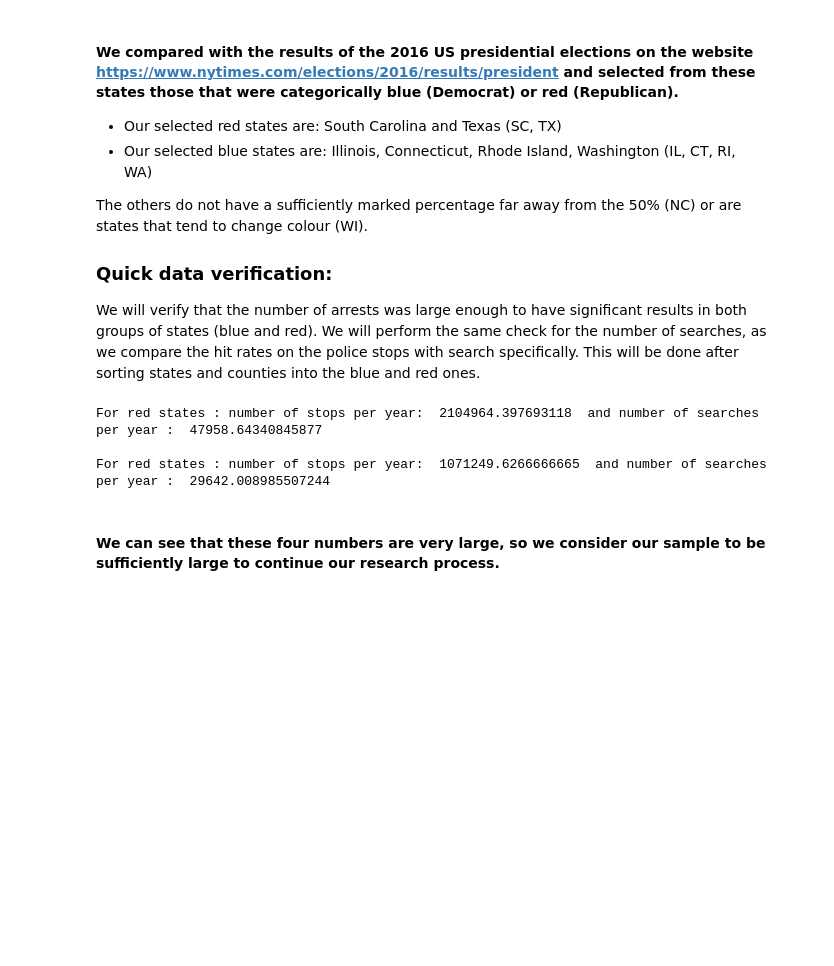
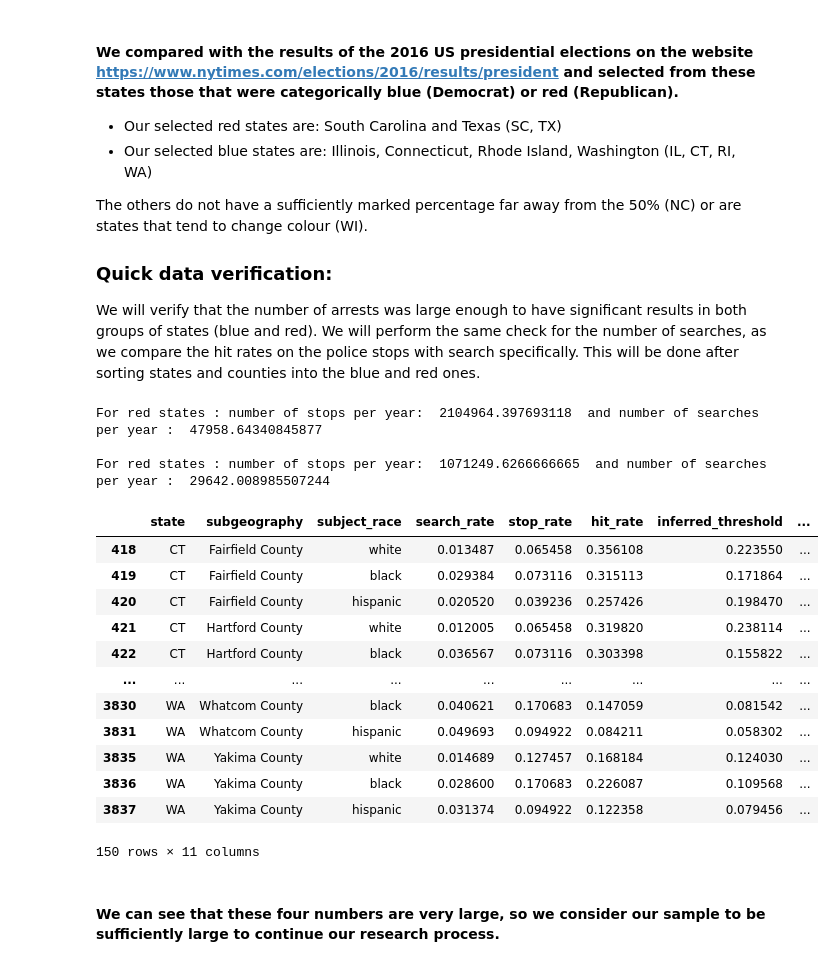
Before and after one commit to epfl-ada/ada-2020-project-milestone-p3-p3_halouma, a Jupyter notebook: extension.ipynb, the cells around one changed output. Saved outputs shown, nothing was run; the diff lists cells and outputs as text; code cells hidden in the pictures; blank space fills up the shorter version.

```diff
--- a/extension.ipynb
+++ b/extension.ipynb
@@ -88,25 +88,39 @@ df['party'] = sort_array_of_state(df, blue_states, red_states)
 # %%
 #Data verification:
 ##Definition of the number of search per year in a county, defined by the number of stops per year multiplied by the search rate.
 df['nb_search'] = df['search_rate']*df['stops_per_year']
 
 ##To compare them, creation of blue and red dataframe:
 blue = df[df['party'].str.contains('blue')]
 red = df[df['party'].str.contains('red')]
 
 ##Verification
 nb_search_red = red['nb_search'].sum()
 nb_stops_red = red['stops_per_year'].sum()
 nb_search_blue = blue['nb_search'].sum()
 nb_stops_blue = blue['stops_per_year'].sum()
 
 print("For red states : number of stops per year: ", nb_stops_red, " and number of searches per year : ", nb_search_red)
 print("")
 print("For red states : number of stops per year: ", nb_stops_blue, " and number of searches per year : ", nb_search_blue)
+blue
 # %% [output]
 For red states : number of stops per year:  2104964.397693118  and number of searches per year :  47958.64340845877
 
 For red states : number of stops per year:  1071249.6266666665  and number of searches per year :  29642.008985507244
+|  | state | subgeography | subject_race | search_rate | stop_rate | hit_rate | inferred_threshold | ... |
+| 418 | CT | Fairfield County | white | 0.013487 | 0.065458 | 0.356108 | 0.223550 | ... |
+| 419 | CT | Fairfield County | black | 0.029384 | 0.073116 | 0.315113 | 0.171864 | ... |
+| 420 | CT | Fairfield County | hispanic | 0.020520 | 0.039236 | 0.257426 | 0.198470 | ... |
+| 421 | CT | Hartford County | white | 0.012005 | 0.065458 | 0.319820 | 0.238114 | ... |
+| 422 | CT | Hartford County | black | 0.036567 | 0.073116 | 0.303398 | 0.155822 | ... |
+| ... | ... | ... | ... | ... | ... | ... | ... | ... |
+| 3830 | WA | Whatcom County | black | 0.040621 | 0.170683 | 0.147059 | 0.081542 | ... |
+| 3831 | WA | Whatcom County | hispanic | 0.049693 | 0.094922 | 0.084211 | 0.058302 | ... |
+| 3835 | WA | Yakima County | white | 0.014689 | 0.127457 | 0.168184 | 0.124030 | ... |
+| 3836 | WA | Yakima County | black | 0.028600 | 0.170683 | 0.226087 | 0.109568 | ... |
+| 3837 | WA | Yakima County | hispanic | 0.031374 | 0.094922 | 0.122358 | 0.079456 | ... |
+150 rows × 11 columns
 # %% [markdown]
 #### We can see that these four numbers are very large, so we consider our sample to be sufficiently large to continue our research process.
 # %% [markdown]
```
Also changed, not shown: parts of 6 cells of this notebook.
